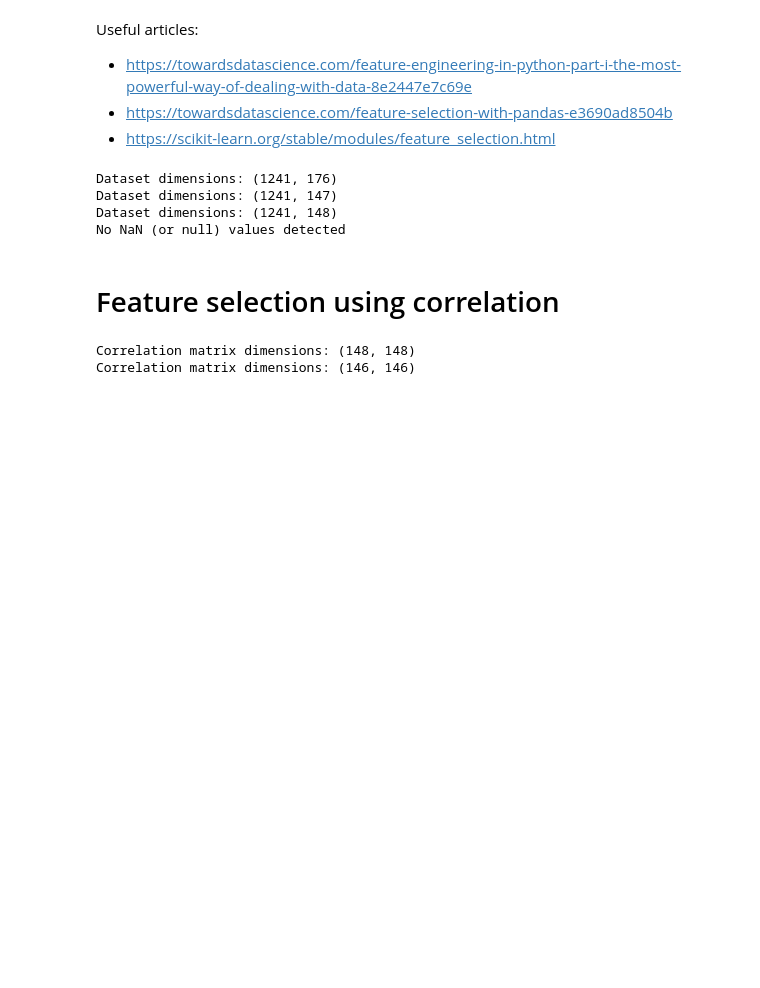
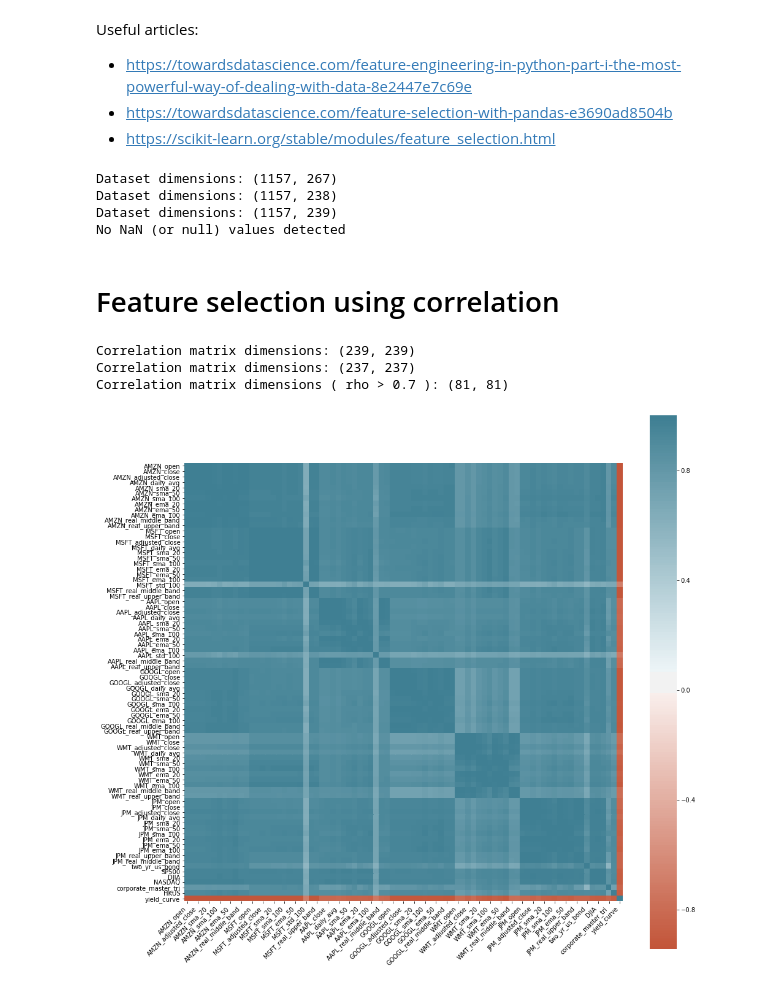
Before and after one commit to maosa/finpy, a Jupyter notebook: scripts/feature_engineering.ipynb, the cells around one changed output. Drawn from its saved outputs; the diff is of its cells as text; code cells hidden in the pictures; blank space fills up the shorter version.

```diff
--- a/scripts/feature_engineering.ipynb
+++ b/scripts/feature_engineering.ipynb
@@ -21,4 +8,17 @@ import seaborn as sns
 # %%
+# Set up the environment
+
+import sys
+
+# Add path for python to look into for modules installed using pip
+
+sys.path.append('/usr/local/lib/python3.7/site-packages/')
+
+import os
+import pandas as pd
+import matplotlib.pyplot as plt
+import seaborn as sns
+
 # Change into the correct directory
 
 if os.getcwd() != os.path.expanduser('~') + '/finpy/':
@@ -53,36 +53,79 @@ if all(data.isnull().sum(axis=0) == 0) and all(data.isnull().sum(axis=1) == 0):
 else:
     print('NaN (or null) values detected! Check the dataset!')
 # %% [output]
-Dataset dimensions: (1241, 176)
-Dataset dimensions: (1241, 147)
-Dataset dimensions: (1241, 148)
+Dataset dimensions: (1157, 267)
+Dataset dimensions: (1157, 238)
+Dataset dimensions: (1157, 239)
 No NaN (or null) values detected
 # %% [markdown]
 # Feature selection using correlation
 # %%
 ######################################
 ##### CALCULATE THE CORRELATION MATRIX
 ######################################
 
 # Possible correlation methods: pearson, kendall, spearman
 
 corr = data.corr(method='pearson')
 
 print('Correlation matrix dimensions:', corr.shape)
 
 # Remove rows and columns in corr that contain only NaN values
 
 nulls = []
 
 for c in corr.columns:
     if corr[c].isnull().all():
         nulls.append(c)
 
 corr.drop(labels=nulls, axis=0, inplace=True)
 
 corr.drop(labels=nulls, axis=1, inplace=True)
 
 print('Correlation matrix dimensions:', corr.shape)
+
+# Define the variable of interest
+
+target_stock = 'MSFT'
+
+target = target_stock + '_adjusted_close'
+
+# Get the feature correlations with the variable of interest
+
+rho = 0.7
+
+corr_target = abs(corr[target])
+
+low_corr_feats = list(corr_target[corr_target < rho].index)
+
+corr.drop(labels=low_corr_feats, axis=0, inplace=True)
+
+corr.drop(labels=low_corr_feats, axis=1, inplace=True)
+
+print('Correlation matrix dimensions ( rho >', rho, '):', corr.shape)
+
+###########################
+##### PLOT THE CORRELATIONS
+###########################
+
+plt.figure(figsize=(16, 16))
+
+ax = sns.heatmap(
+    corr,
+#     vmin=-1, vmax=1, center=0,
+    cmap=sns.diverging_palette(20, 220, n=200),
+    square=True
+)
+
+ax.set_xticklabels(
+    ax.get_xticklabels(),
+    rotation=45,
+    horizontalalignment='right'
+);
+
+plt.show()
 # %% [output]
-Correlation matrix dimensions: (148, 148)
-Correlation matrix dimensions: (146, 146)
+Correlation matrix dimensions: (239, 239)
+Correlation matrix dimensions: (237, 237)
+Correlation matrix dimensions ( rho > 0.7 ): (81, 81)
+[figure, added]
```
Also changed, not shown: parts of 5 cells of this notebook, 5 other files.
